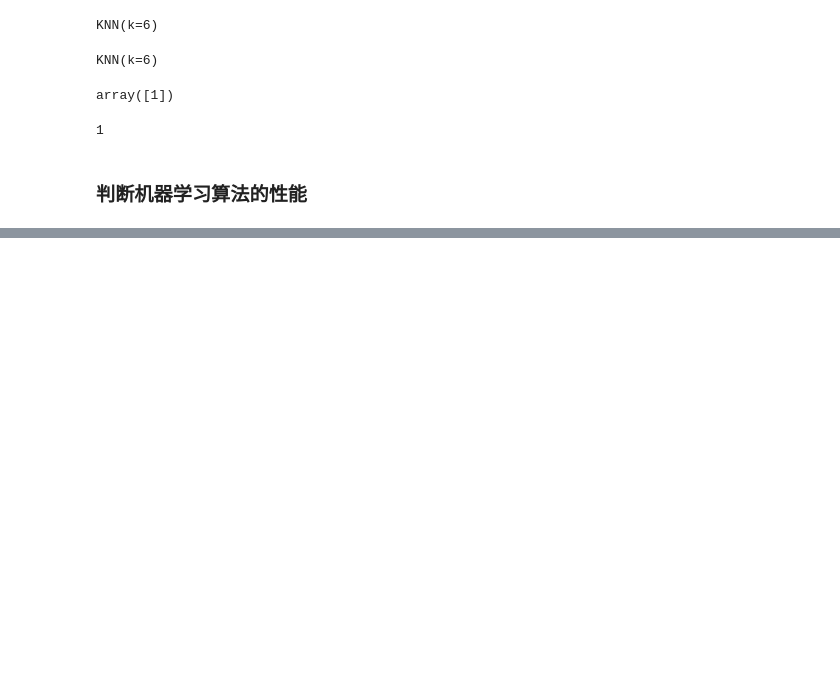
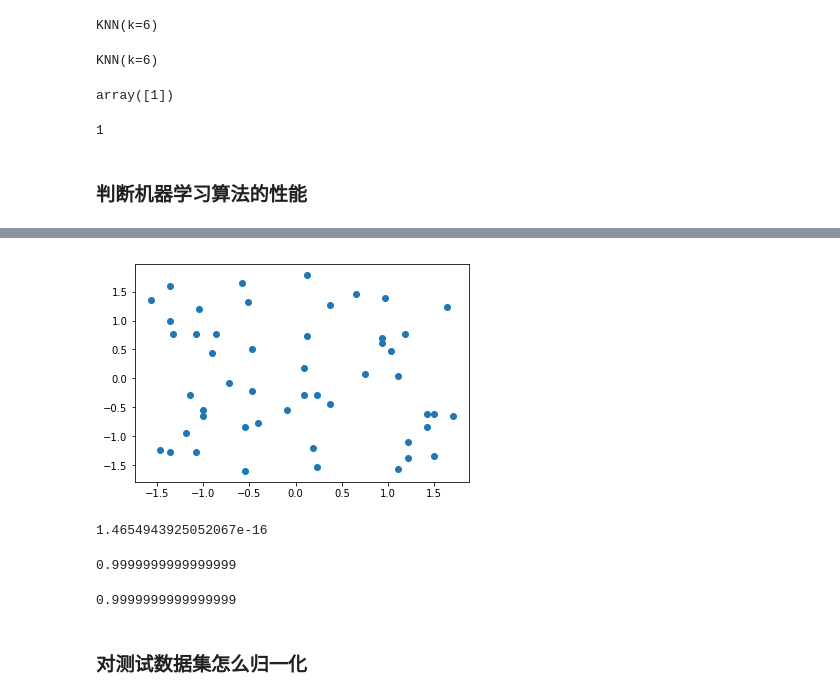
Before and after one commit to scutjason/ml4py, a Jupyter notebook: ml/KNN.ipynb, the cells around one changed output, grey strips where cells are left out. Cells and saved outputs as stored; diff of their text form; code cells hidden in the pictures; blank space fills up the shorter version.

```diff
--- a/ml/KNN.ipynb
+++ b/ml/KNN.ipynb
@@ -199,0 +722,4 @@ from sklearn import datasets
+# %%
+X2 = np.random.randint(0,100,(50,2))
+X2 = np.array(X2, dtype=float)
+X2
@@ -199,0 +744,5 @@ from sklearn import datasets
+# %%
+feature_size = 2
+for i in range(feature_size):
+    X2[:,i] = (X2[:,i] - np.mean(X2[:,i])) / np.std(X2[:,i])
+X2[:,0]
@@ -199,0 +760,17 @@ from sklearn import datasets
+# %%
+plt.scatter(X2[:,0], X2[:,1])
+plt.show()
+# %% [output]
+[figure, added]
+# %%
+np.mean(X2[:,0])
+# %% [output]
+1.4654943925052067e-16
+# %%
+np.std(X2[:,0])
+# %% [output]
+0.9999999999999999
+# %%
+np.std(X2[:,0])
+# %% [output]
+0.9999999999999999
@@ -199,0 +779,2 @@ from sklearn import datasets
+# %% [markdown]
+### 对测试数据集怎么归一化
```
Also changed, not shown: parts of 93 cells of this notebook.
